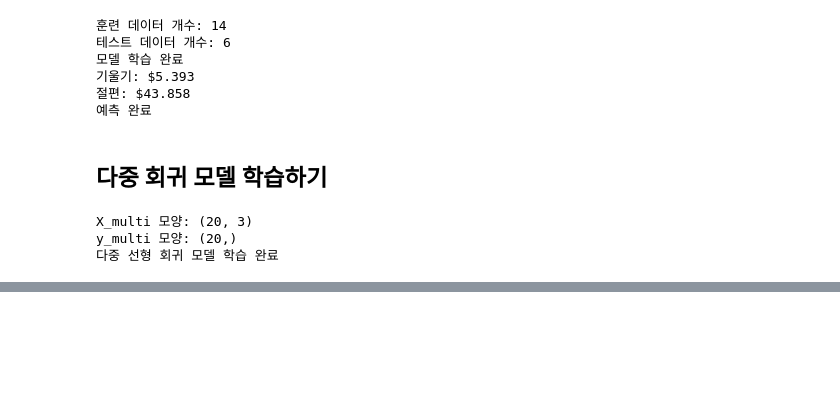
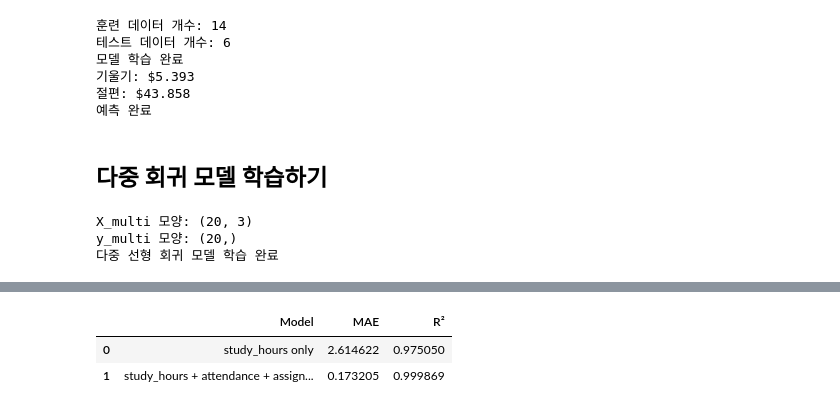
Before and after one commit to yujun1127/daelim-2-3-ai-programming, a Jupyter notebook: 13주차.ipynb, the cells around one changed output, grey strips where cells are left out. Cells and saved outputs as stored; diff of their text form; code cells hidden in the pictures; blank space fills up the shorter version.

```diff
--- a/13주차.ipynb
+++ b/13주차.ipynb
@@ -132,0 +205,22 @@ y_multi 모양: (20,)
+# %%
+# 다중 회귀 예측
+multi_pred = multi_model.predict(X_test_m)
+
+# 단순 회귀 평가
+simple_mae = mean_absolute_error(y_test, y_pred)
+simple_r2 = r2_score(y_test, y_pred)
+
+# 다중 회귀 평가
+multi_mae = mean_absolute_error(y_test_m, multi_pred)
+multi_r2 = r2_score(y_test_m, multi_pred)
+
+compare_df = pd.DataFrame({
+    "Model": ["study_hours only", "study_hours + attendance + assignment"],
+    "MAE": [simple_mae, multi_mae],
+    "R²": [simple_r2, multi_r2]
+})
+compare_df
+# %% [output]
+|  | Model | MAE | R² |
+| 0 | study_hours only | 2.614622 | 0.975050 |
+| 1 | study_hours + attendance + assign... | 0.173205 | 0.999869 |
```
Also changed, not shown: parts of 7 cells of this notebook.
